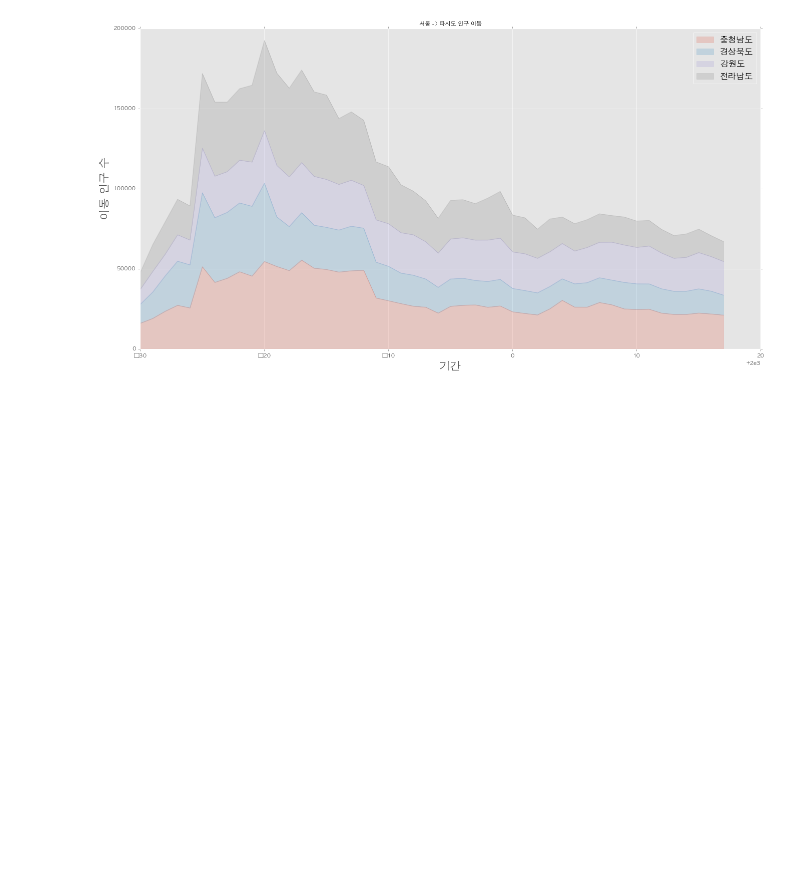
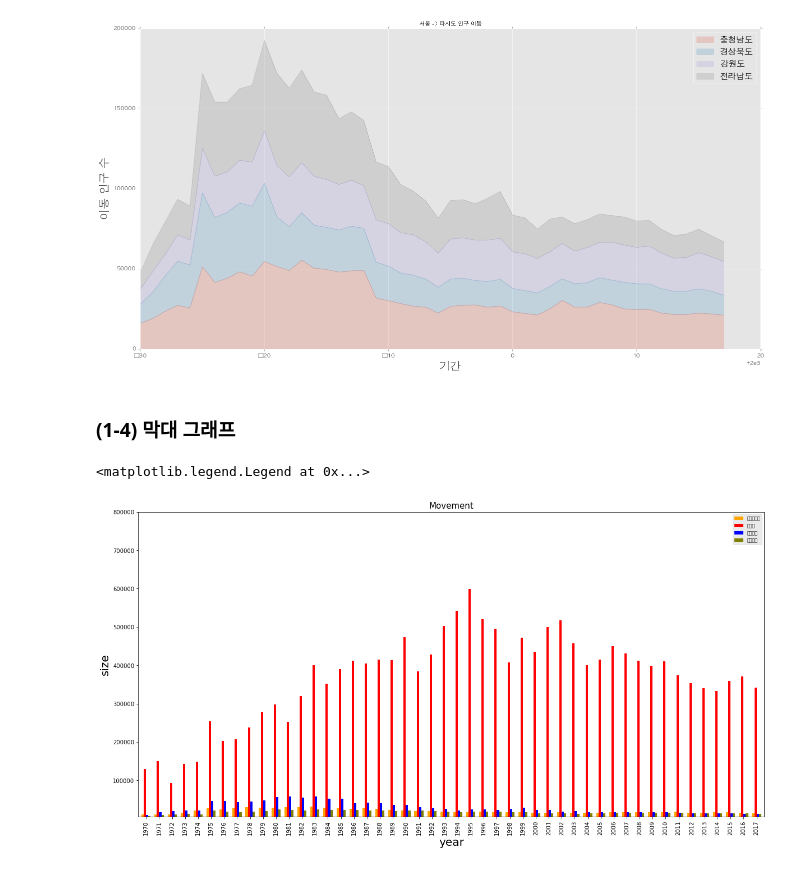
Before and after one commit to KIMBEOBWOO/python-pandas, a Jupyter notebook: example/part4/matplotlib-line.ipynb, the cells around one changed output. Saved outputs shown, nothing was run; the diff lists cells and outputs as text; code cells hidden in the pictures; blank space fills up the shorter version.

```diff
--- a/example/part4/matplotlib-line.ipynb
+++ b/example/part4/matplotlib-line.ipynb
@@ -431,3 +431,40 @@ plt.legend(loc='best', fontsize=15)
 plt.show()
 # %% [output]
 [figure]
+# %% [markdown]
+### (1-4) 막대 그래프
+# %%
+from pandas import pandas as pd
+from matplotlib import pyplot as plt, rc
+
+rc('font', family='AppleGothic')    # 맥 한글 폰트 꺠짐 처리하기
+
+df = pd.read_excel('../../data/part4/시도별 전출입 인구수.xlsx', header=0)
+
+df.fillna(method='ffill', inplace=True)
+
+mask = (df['전출지별'] == '서울특별시') & (df['전입지별'] != '서울특별시')
+df_seoul = df[mask]
+df_seoul.drop(['전출지별'], axis=1, inplace=True)
+df_seoul.rename({'전입지별':'전입지'}, axis=1 ,inplace=True)
+df_seoul.set_index(['전입지'], inplace=True)
+
+#######################################################
+
+col_years = list(map(str, range(1970, 2018)))
+ndf = df_seoul.loc[['부산광역시', '경기도', '전라남도', '충청북도'], col_years]
+ndf = ndf.transpose()
+
+ndf.index = ndf.index.map(int)
+
+ndf.plot(kind='bar', figsize=(20,10), width=0.7, color=['orange', 'red', 'blue', 'olive'])
+
+plt.style.use('ggplot')
+plt.title('Movement', size=15)
+plt.ylabel('size', size=20)
+plt.xlabel('year', size=20)
+plt.ylim(5000, 800000)
+plt.legend(loc='best', fontsize=8)
+# %% [output]
+<matplotlib.legend.Legend at 0x...>
+[figure, added]
```
Also changed, not shown: parts of 2 cells of this notebook.
